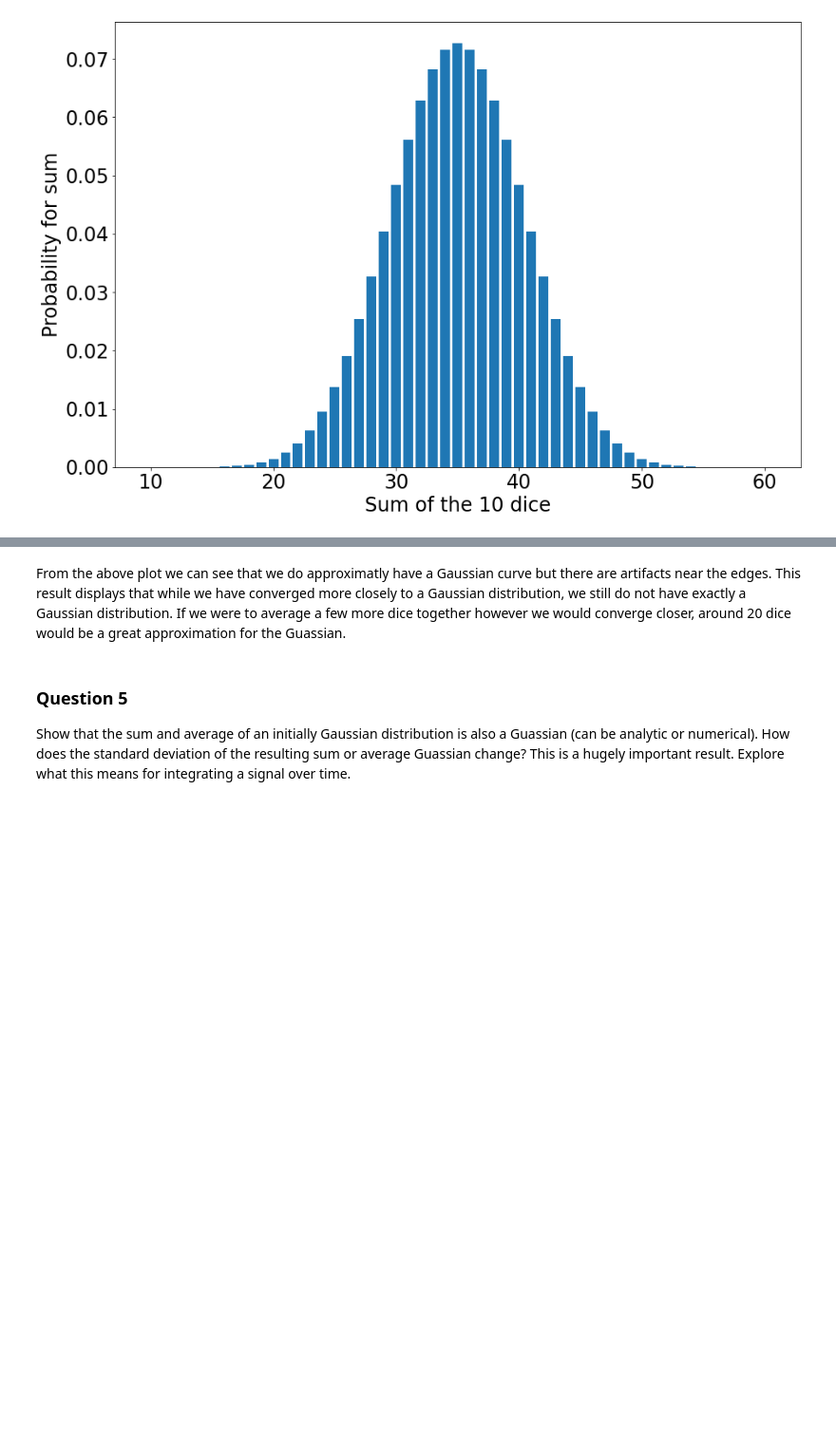
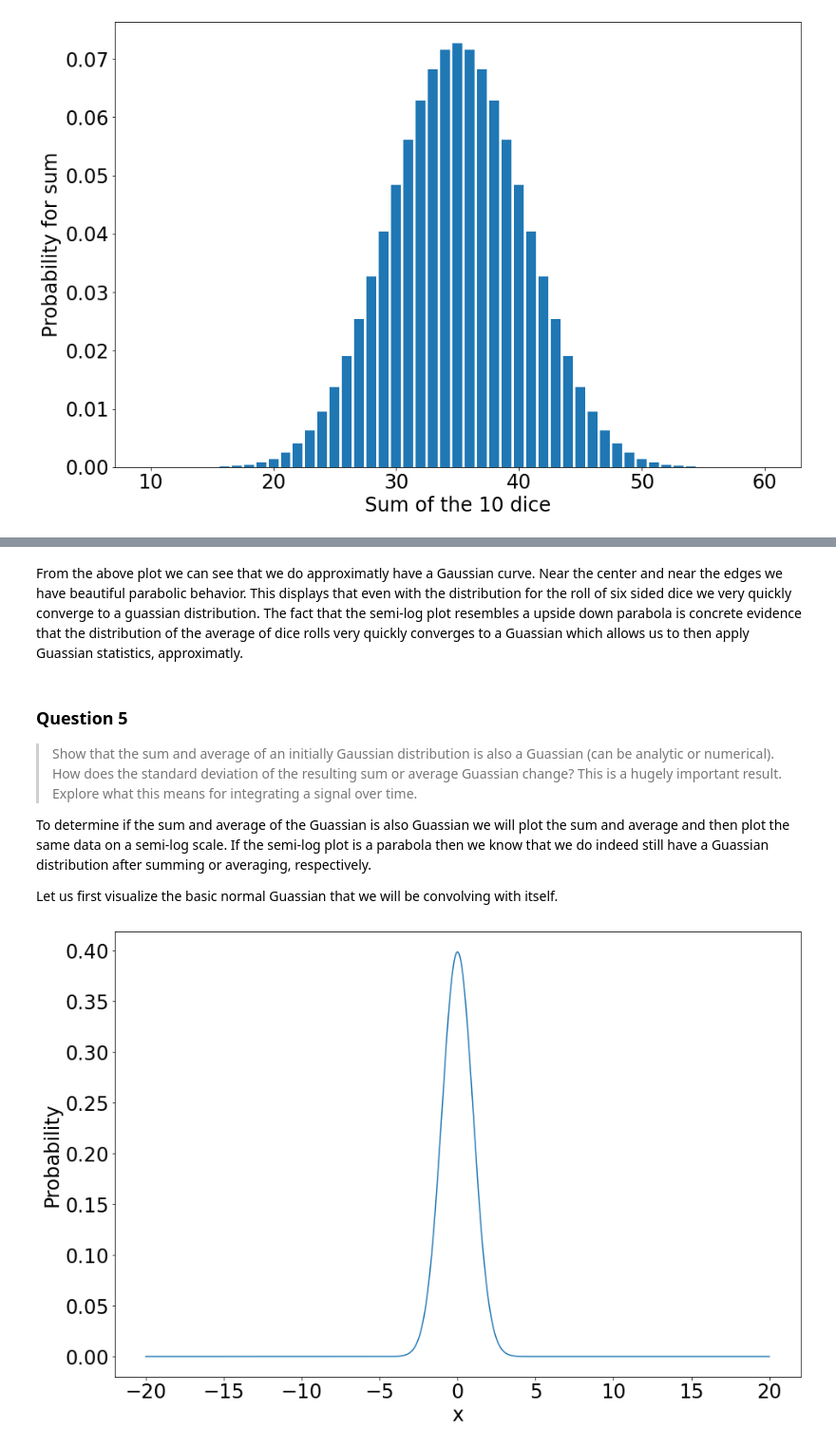
Before and after one commit to williamdolsen/phys434-21au, a Jupyter notebook: homework/hw2/homework2.ipynb, the cells around one changed output, grey strips where cells are left out. Shown at 95% size. Drawn from its saved outputs; the diff is of its cells as text; code cells hidden in the pictures; blank space fills up the shorter version.

```diff
--- a/homework/hw2/homework2.ipynb
+++ b/homework/hw2/homework2.ipynb
@@ -136,6 +138,10 @@ plt.show()
 # %% [markdown]
-From the above plot we can see that we do approximatly have a Gaussian curve but there are artifacts near the edges.  This result displays that while we have converged more closely to a Gaussian distribution, we still do not have exactly a Gaussian distribution.  If we were to average a few more dice together however we would converge closer, around 20 dice would be a great approximation for the Guassian.
+From the above plot we can see that we do approximatly have a Gaussian curve.  Near the center and near the edges we have beautiful parabolic behavior.  This displays that even with the distribution for the roll of six sided dice we very quickly converge to a guassian distribution.  The fact that the semi-log plot resembles a upside down parabola is concrete evidence that the distribution of the average of dice rolls very quickly converges to a Guassian which allows us to then apply Guassian statistics, approximatly.
 # %% [markdown]
 ### Question 5
 
-Show that the sum and average of an initially Gaussian distribution is also a Guassian (can be analytic or numerical). How does the standard deviation of the resulting sum or average Guassian change? This is a hugely important result. Explore what this means for integrating a signal over time.
+> Show that the sum and average of an initially Gaussian distribution is also a Guassian (can be analytic or numerical). How does the standard deviation of the resulting sum or average Guassian change? This is a hugely important result. Explore what this means for integrating a signal over time.
+
+To determine if the sum and average of the Guassian is also Guassian we will plot the sum and average and then plot the same data on a semi-log scale.  If the semi-log plot is a parabola then we know that we do indeed still have a Guassian distribution after summing or averaging, respectively.
+
+Let us first visualize the basic normal Guassian that we will be convolving with itself.
@@ -147,0 +148,10 @@ for i in np.linspace(-20, 20, 1000):
+# %%
+x_fine = np.linspace(-20, 20, 1000)
+guas_probabilities = stats.norm.pdf(x_fine, loc=0, scale=1)
+plt.plot(x_fine, guas_probabilities)
+plt.tick_params(labelsize=24)
+plt.xlabel("x", fontdict={'size':24})
+plt.ylabel("Probability", fontdict={'size':24})
+plt.show()
+# %% [output]
+[figure, added]
```
Also changed, not shown: parts of 20 cells of this notebook.
